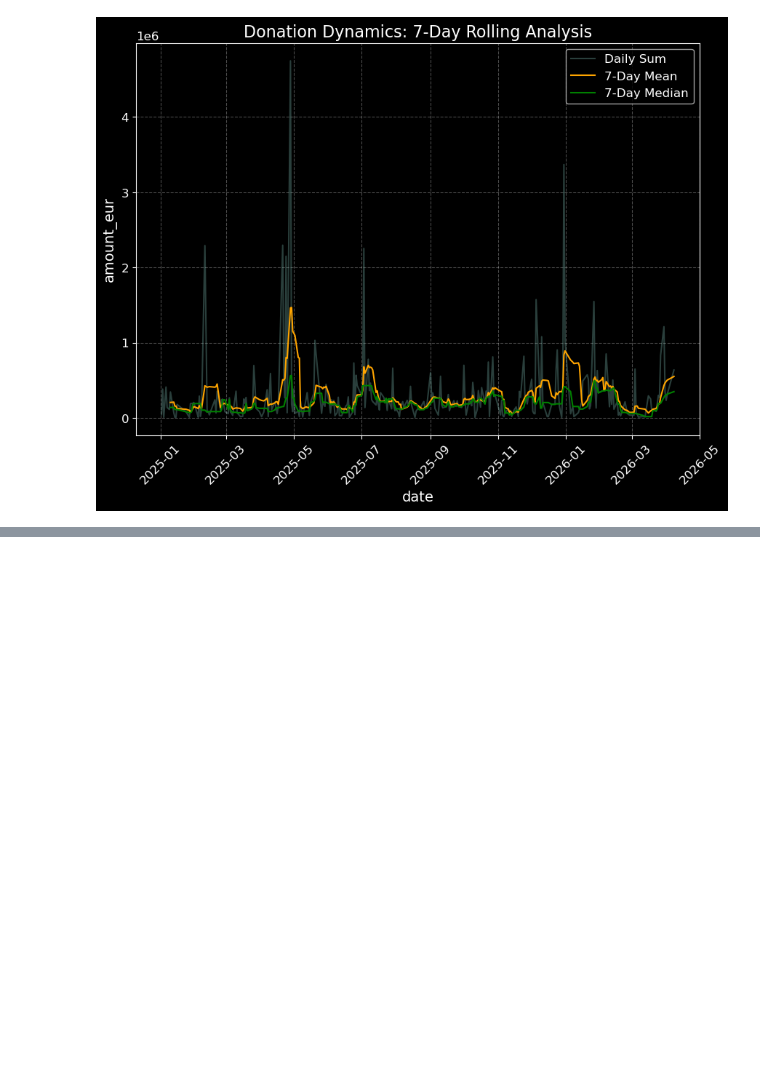
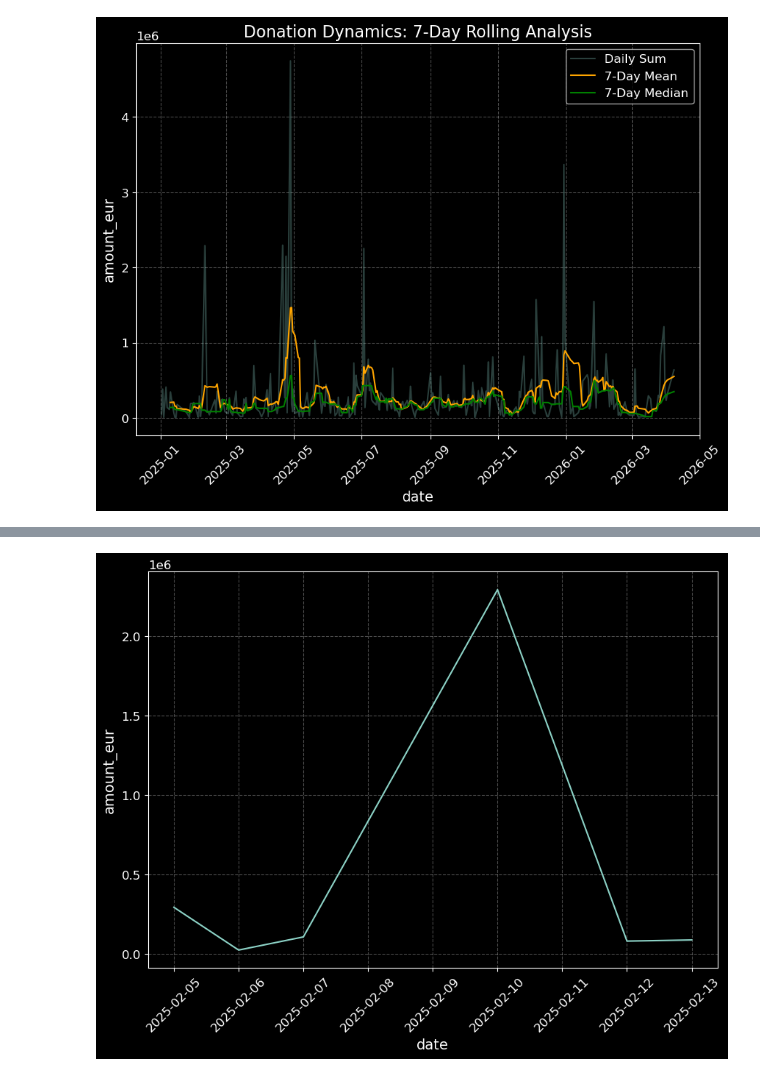
Before and after one commit to Gipnokrolik/ua-aid-intelligence-hub, a Jupyter notebook: notebooks/business_and_whales_analisys.ipynb, the cells around one changed output, grey strips where cells are left out. Saved outputs shown, nothing was run; the diff lists cells and outputs as text; code cells hidden in the pictures; blank space fills up the shorter version.

```diff
--- a/notebooks/business_and_whales_analisys.ipynb
+++ b/notebooks/business_and_whales_analisys.ipynb
@@ -383,0 +386,2 @@ plt.show()
+# %%
+spike1 = daily_stats[daily_stats.date.between('2025-02-05', '2025-02-13')]
@@ -383,0 +397,6 @@ plt.show()
+# %%
+sns.lineplot(spike1, x = 'date', y='amount_eur')
+plt.xticks(rotation=45)
+plt.show()
+# %% [output]
+[figure, added]
```
Also changed, not shown: parts of 8 cells of this notebook.
